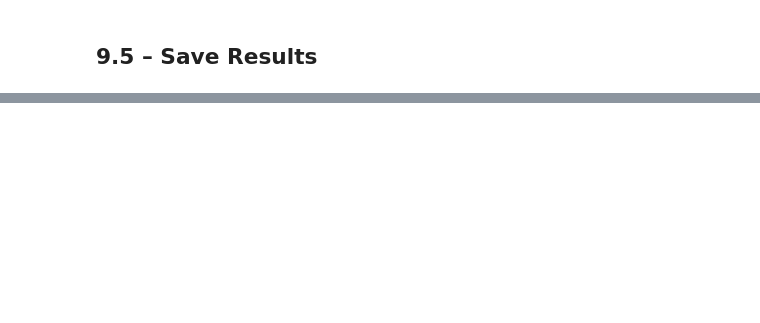
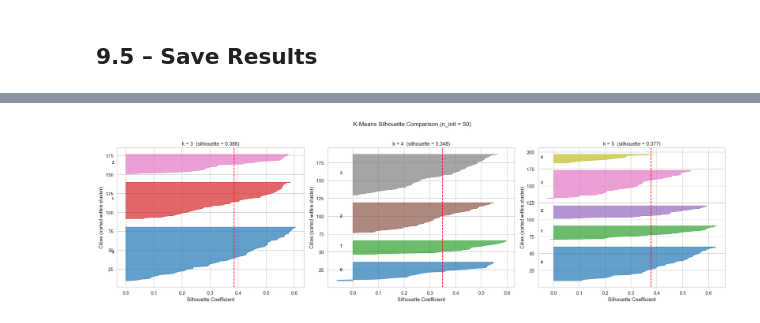
Before and after one commit to XINRUIQI/CASA0006-DSSS-Assessment, a Jupyter notebook: notebooks/step9_kmeans.ipynb, the cells around one changed output, grey strips where cells are left out. Cells and saved outputs as stored; diff of their text form; code cells hidden in the pictures; blank space fills up the shorter version.

```diff
--- a/notebooks/step9_kmeans.ipynb
+++ b/notebooks/step9_kmeans.ipynb
@@ -489,0 +542,30 @@ display(summary)
+# %%
+# Silhouette plots side-by-side for k = 3, 4, 5
+fig, axes = plt.subplots(1, 3, figsize=(21, 6))
+
+for ax, k in zip(axes, test_k_values):
+    labs = kmeans_results[k]['labels']
+    sil_vals = silhouette_samples(X, labs)
+    avg_sil = kmeans_results[k]['silhouette']
+
+    y_lower = 10
+    for i in range(k):
+        cluster_sil = np.sort(sil_vals[labs == i])
+        size = cluster_sil.shape[0]
+        y_upper = y_lower + size
+        color = plt.cm.tab10(i / k)
+        ax.fill_betweenx(np.arange(y_lower, y_upper), 0, cluster_sil,
+                         facecolor=color, edgecolor=color, alpha=0.7)
+        ax.text(-0.05, y_lower + 0.5 * size, str(i), fontsize=10, fontweight='bold')
+        y_lower = y_upper + 10
+
+    ax.axvline(avg_sil, color='red', ls='--', lw=1.5)
+    ax.set_title(f'k = {k}  (silhouette = {avg_sil:.3f})', fontsize=12)
+    ax.set_xlabel('Silhouette Coefficient')
+    ax.set_ylabel('Cities (sorted within cluster)')
+
+plt.suptitle('K-Means Silhouette Comparison (n_init = 50)', fontsize=14, y=1.02)
+plt.tight_layout()
+plt.show()
+# %% [output]
+[figure, added]
```
Also changed, not shown: parts of 33 cells of this notebook, 5 other files.
